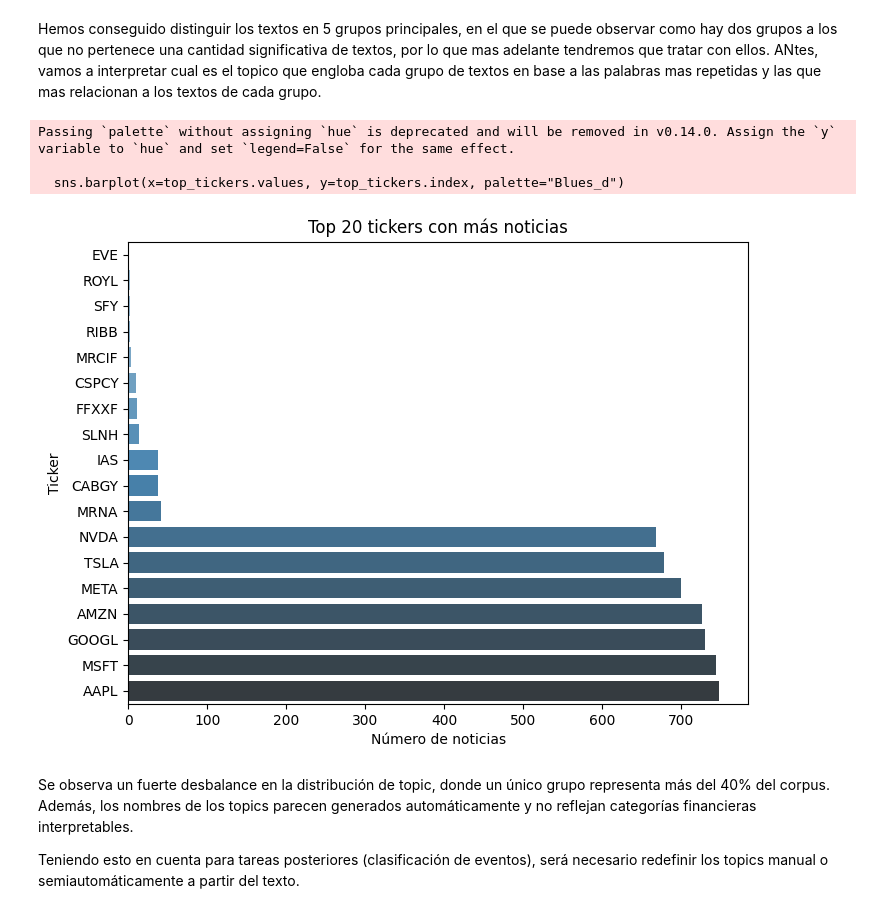
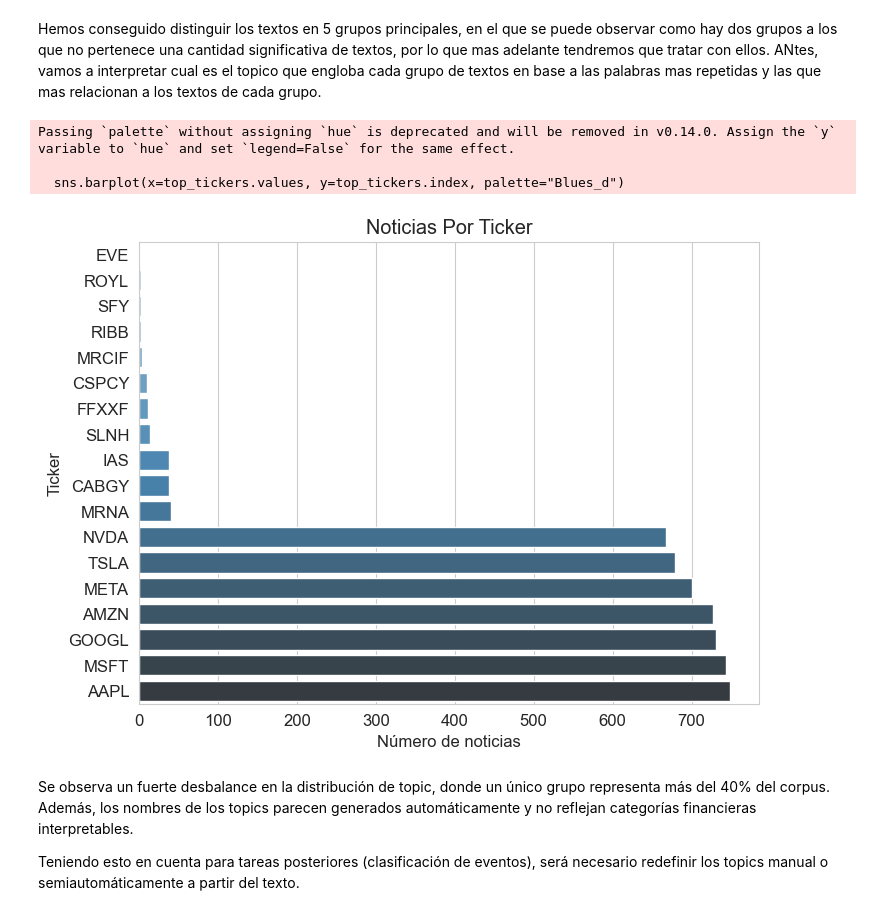
Before and after one commit to MateoPerezSuarez/FinTracker, a Jupyter notebook: src/Representacion_del_lenguaje/00_eda.ipynb, the cells around one changed output. Drawn from its saved outputs; the diff is of its cells as text; code cells hidden in the pictures.

```diff
--- a/src/Representacion_del_lenguaje/00_eda.ipynb
+++ b/src/Representacion_del_lenguaje/00_eda.ipynb
@@ -26,5 +25,5 @@ df
 # %%
-cols_keep = ["ticker", "headline", "summary", "article_text", "topic"]
+cols_keep = ["topic","ticker", "headline", "summary", "article_text"]
 df = df[cols_keep]
 
 df = df.dropna(subset=["article_text", "headline"])
@@ -32,6 +31,4 @@ df = df.dropna(subset=["article_text", "headline"])
 print("Columnas conservadas:", df.columns.tolist())
 print("Total de registros tras limpieza:", len(df))
 df.head(5)
-
-df.to_csv("datasetClean.csv",index=False)
 # %% [output]
@@ -39,0 +45,5 @@ Total de registros tras limpieza: 5160
+# %%
+sns.set_style("whitegrid")
+plt.rcParams['figure.figsize'] = (10, 6)
+plt.rcParams['font.size'] = 12
+df.info()
@@ -68,22 +164,22 @@ df.to_csv("../../data/porEmpresas/definitivos/INDEX_ALL_scrapped_filtrado.csv",
 # %%
 top_tickers = (
     df["ticker"]
     .value_counts()
     .head(20)
     .sort_values(ascending=True)
 )
 
 plt.figure(figsize=(8,6))
 sns.barplot(x=top_tickers.values, y=top_tickers.index, palette="Blues_d")
-plt.title("Top 20 tickers con más noticias")
+plt.title("Noticias Por Ticker")
 plt.xlabel("Número de noticias")
 plt.ylabel("Ticker")
 plt.show()
 # %% [output]
 Passing `palette` without assigning `hue` is deprecated and will be removed in v0.14.0. Assign the `y` variable to `hue` and set `legend=False` for the same effect.
 
   sns.barplot(x=top_tickers.values, y=top_tickers.index, palette="Blues_d")
-[figure, old version]
+[figure, new version]
 # %% [markdown]
 Se observa un fuerte desbalance en la distribución de topic, donde un único grupo representa más del 40% del corpus. Además, los nombres de los topics parecen generados automáticamente y no reflejan categorías financieras interpretables.
 
```
Also changed, not shown: parts of 12 cells of this notebook, 7 other files.
